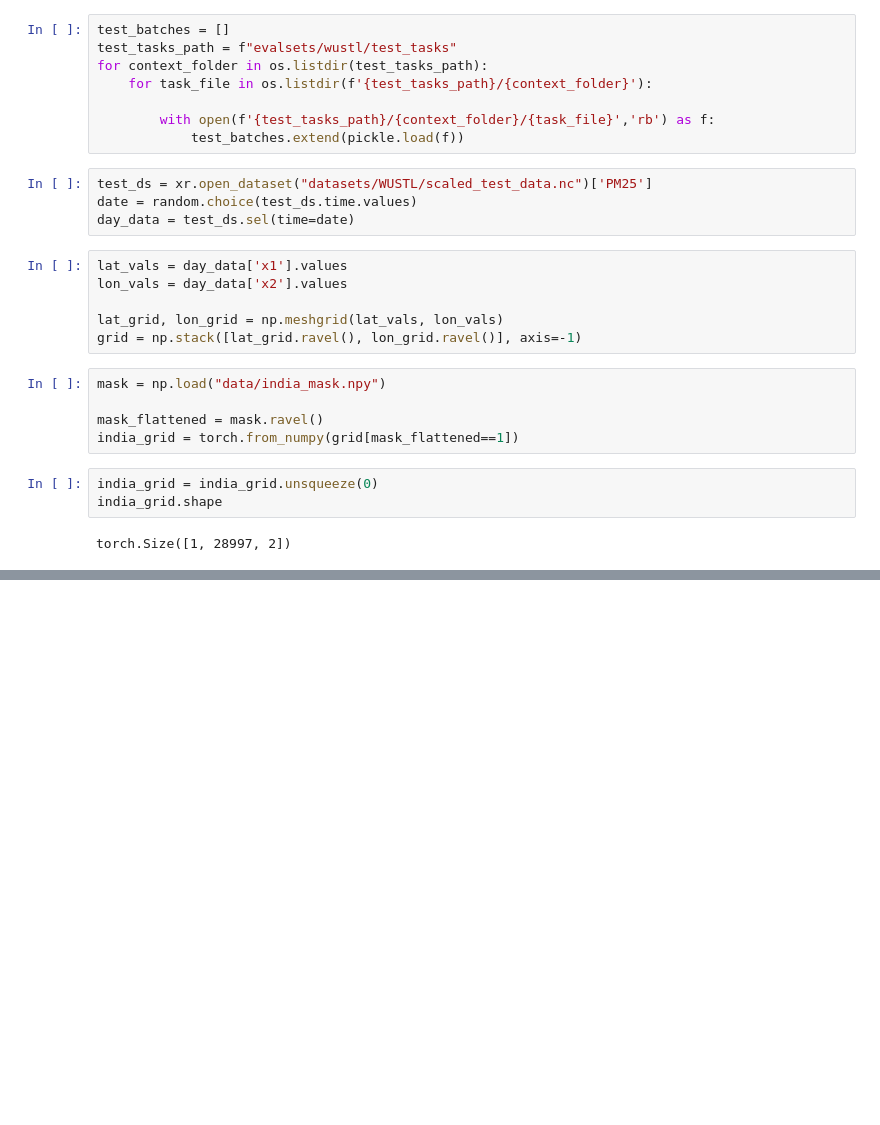
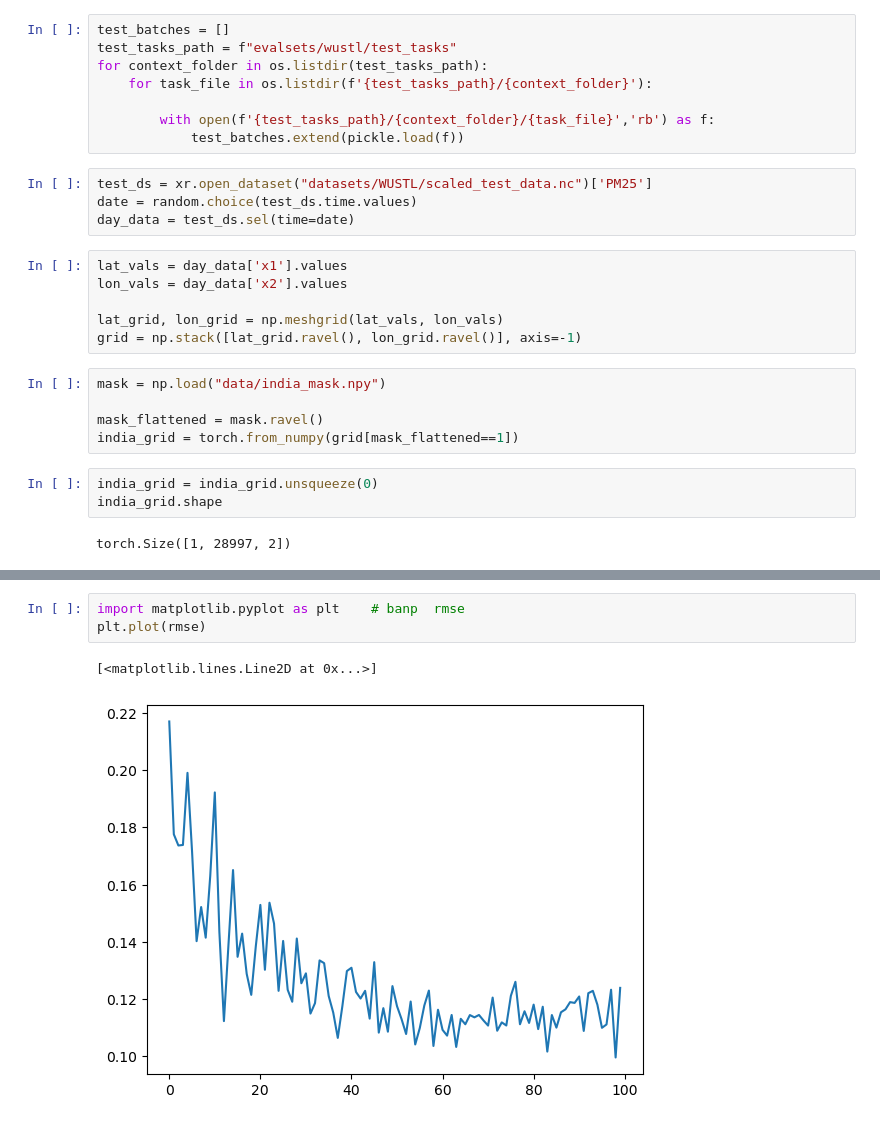
Before and after one commit to vinayakrana/TNP-pytorch, a Jupyter notebook: regression/ActiveLearning.ipynb, the cells around one changed output, grey strips where cells are left out. Saved outputs shown, nothing was run; the diff lists cells and outputs as text; blank space fills up the shorter version.

```diff
--- a/regression/ActiveLearning.ipynb
+++ b/regression/ActiveLearning.ipynb
@@ -150 +236,7 @@ OutOfMemoryError: CUDA out of memory. Tried to allocate 12.41 GiB. GPU 0 has a t
+# %%
+import matplotlib.pyplot as plt    # banp  rmse
+plt.plot(rmse)
+# %% [output]
+[<matplotlib.lines.Line2D at 0x...>]
+[figure, added]
 # %%
```
Also changed, not shown: parts of 21 cells of this notebook.
